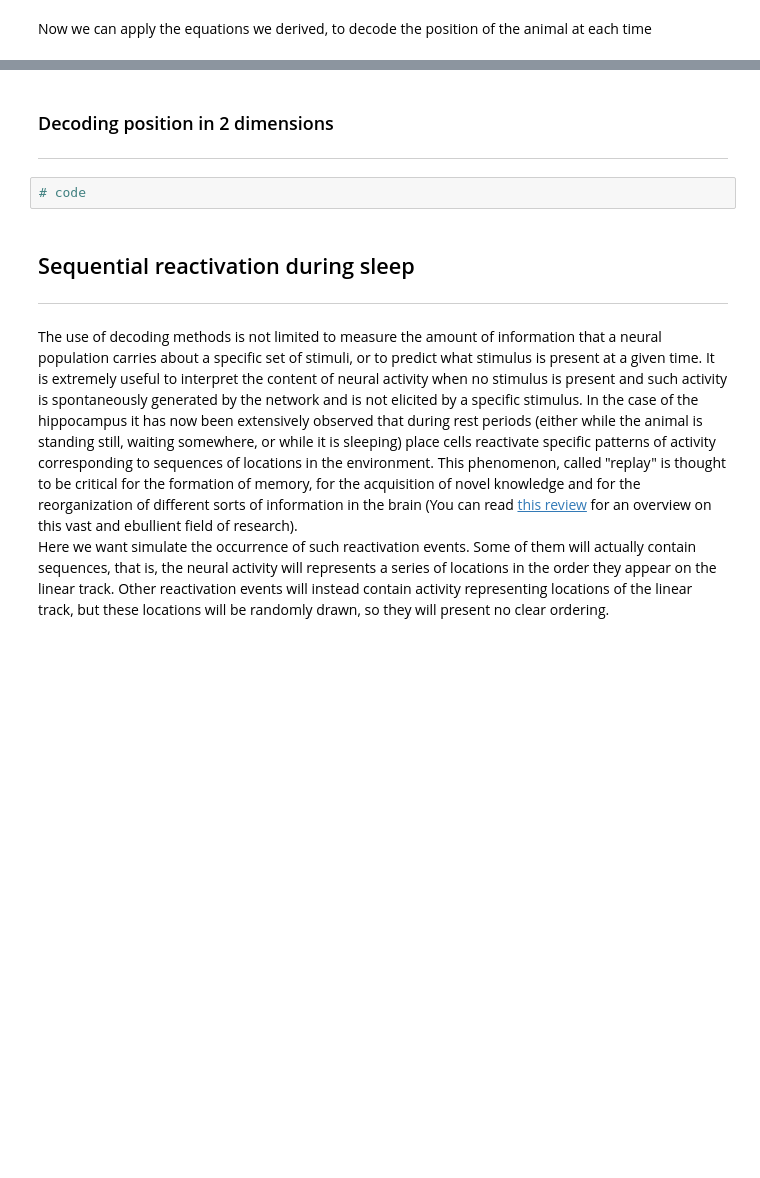
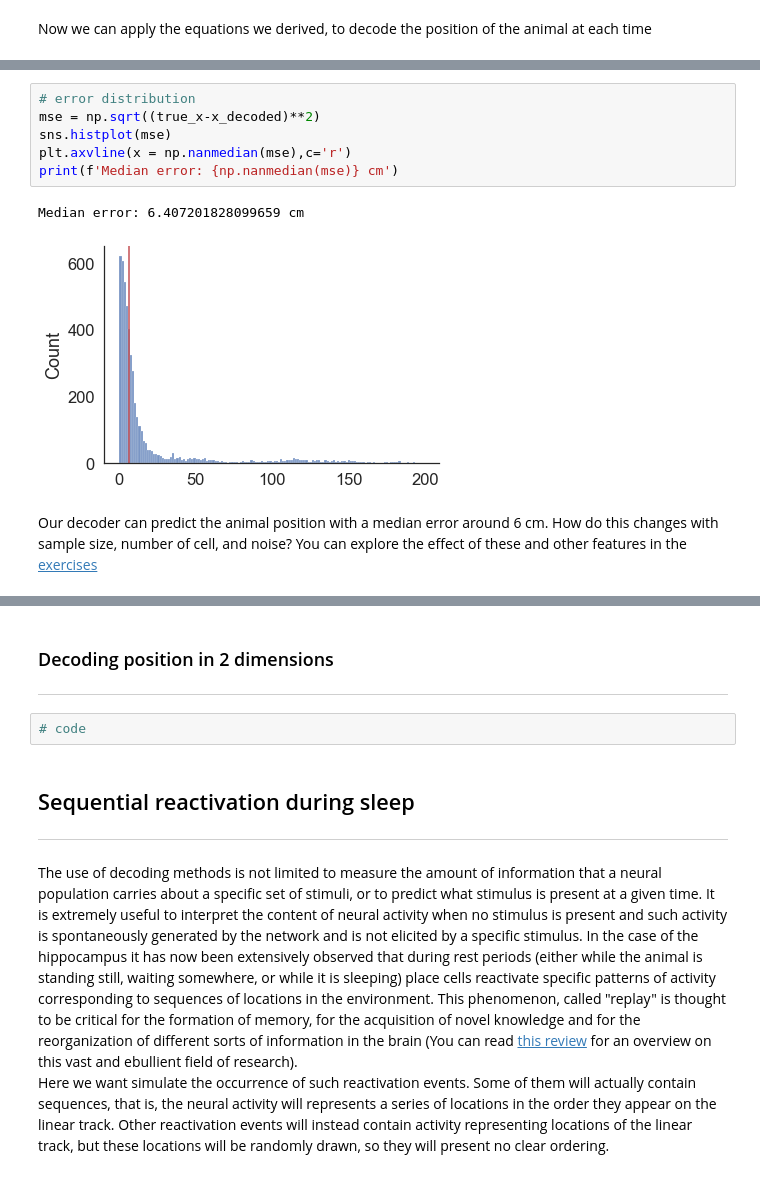
Before and after one commit to xamweil/population-methods, a Jupyter notebook: 02-bayes-decoding/bayes-decoding.ipynb, the cells around one changed output, grey strips where cells are left out. Drawn from its saved outputs; the diff is of its cells as text; blank space fills up the shorter version.

```diff
--- a/02-bayes-decoding/bayes-decoding.ipynb
+++ b/02-bayes-decoding/bayes-decoding.ipynb
@@ -79,0 +157,11 @@ Let's now look at the results. Let's plot the decoded trajectory against the tru
+# %%
+# error distribution
+mse = np.sqrt((true_x-x_decoded)**2)
+sns.histplot(mse)
+plt.axvline(x = np.nanmedian(mse),c='r')
+print(f'Median error: {np.nanmedian(mse)} cm')
+# %% [output]
+Median error: 6.407201828099659 cm
+[figure, added]
+# %% [markdown]
+Our decoder can predict the animal position with a median error around 6 cm. How do this changes with sample size, number of cell, and noise? You can explore the effect of these and other features in the [exercises](./exercises.ipynb)
```
Also changed, not shown: parts of 21 cells of this notebook, 1 other file.
